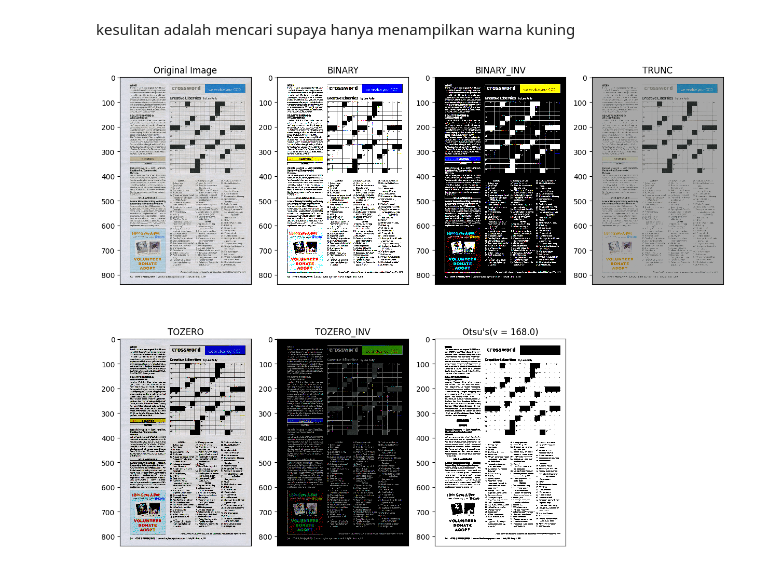
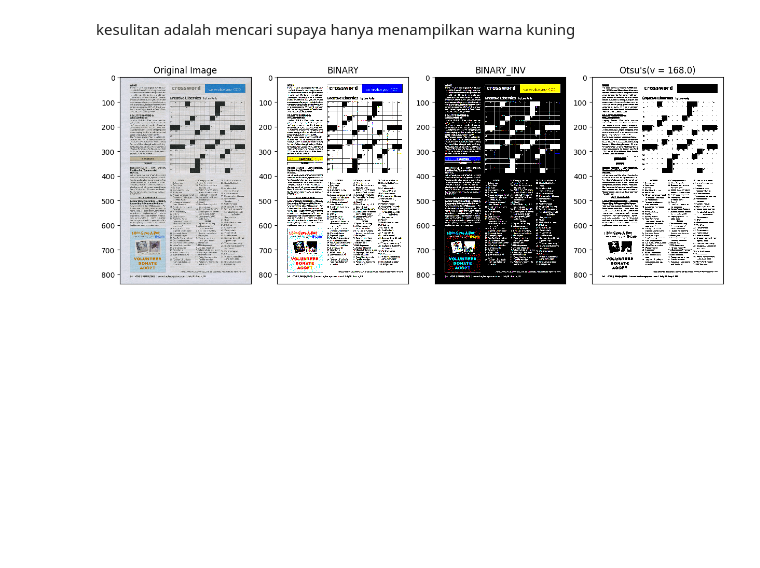
Before and after one commit to kausar-vento/PCVK_Genap_2023, a Jupyter notebook: Minggu 10/Week10.ipynb, the cells around one changed output. Drawn from its saved outputs; the diff is of its cells as text; code cells hidden in the pictures; blank space fills up the shorter version.

```diff
--- a/Minggu 10/Week10.ipynb
+++ b/Minggu 10/Week10.ipynb
@@ -224,25 +181,22 @@ kesulitan adalah mencari supaya hanya menampilkan warna kuning
 # %%
 img = cv.imread('/content/drive/MyDrive/PCVK/Images/crossword.jpg')
 img_gray= cv.cvtColor(img, cv.COLOR_RGB2GRAY)
 blur = cv.GaussianBlur(img_gray,(5,5),0)
 thresh = 168
 
 ret, thresh1 = cv.threshold(img, thresh,255,cv.THRESH_BINARY)
 ret, thresh2 = cv.threshold(img, thresh,255,cv.THRESH_BINARY_INV)
-ret, thresh3 = cv.threshold(img, thresh,255,cv.THRESH_TRUNC)
-ret, thresh4 = cv.threshold(img, thresh,255,cv.THRESH_TOZERO)
-ret, thresh5 = cv.threshold(img, thresh,255,cv.THRESH_TOZERO_INV)
 ret2, th2 = cv.threshold(blur,0,255,cv.THRESH_BINARY+cv.THRESH_OTSU)
 
 x = ("Otsu's(v = ") + str(ret2)+")"
-titles = ['Original Image', 'BINARY', 'BINARY_INV', 'TRUNC', 'TOZERO', 'TOZERO_INV',x]
-images = [img, thresh1, thresh2, thresh3, thresh4, thresh5,th2]
+titles = ['Original Image', 'BINARY', 'BINARY_INV', x]
+images = [img, thresh1, thresh2, th2]
 
 plt.figure(figsize = (15,12))
 
 for i in range(len(images)):
   plt.subplot(2,4,i+1), plt.imshow(images[i], 'gray', interpolation = 'nearest')
   plt.title(titles[i])
   plt.xticks([])
 # %% [output]
-[figure, old version]
+[figure, new version]
```
Also changed, not shown: parts of 1 cell of this notebook.
